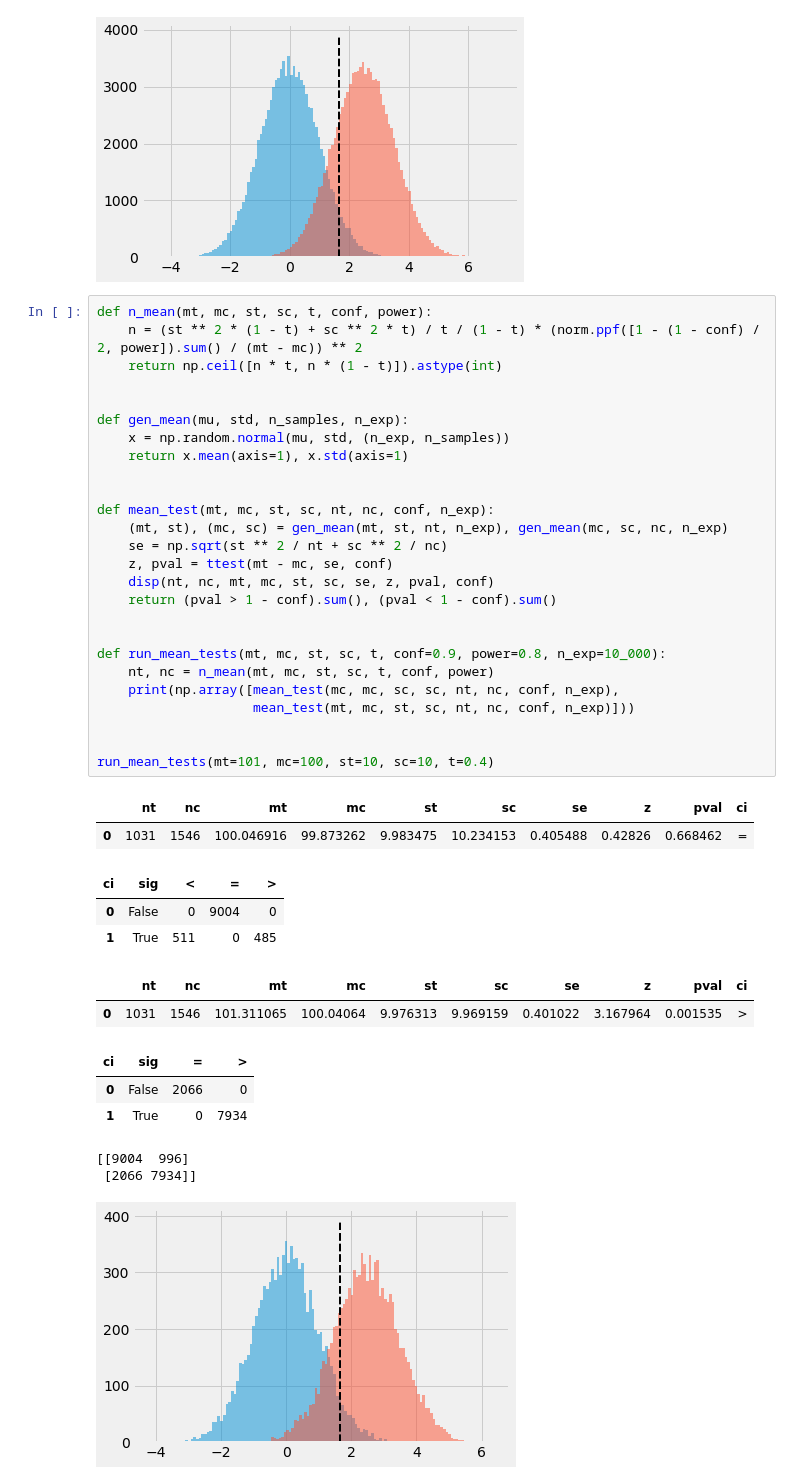
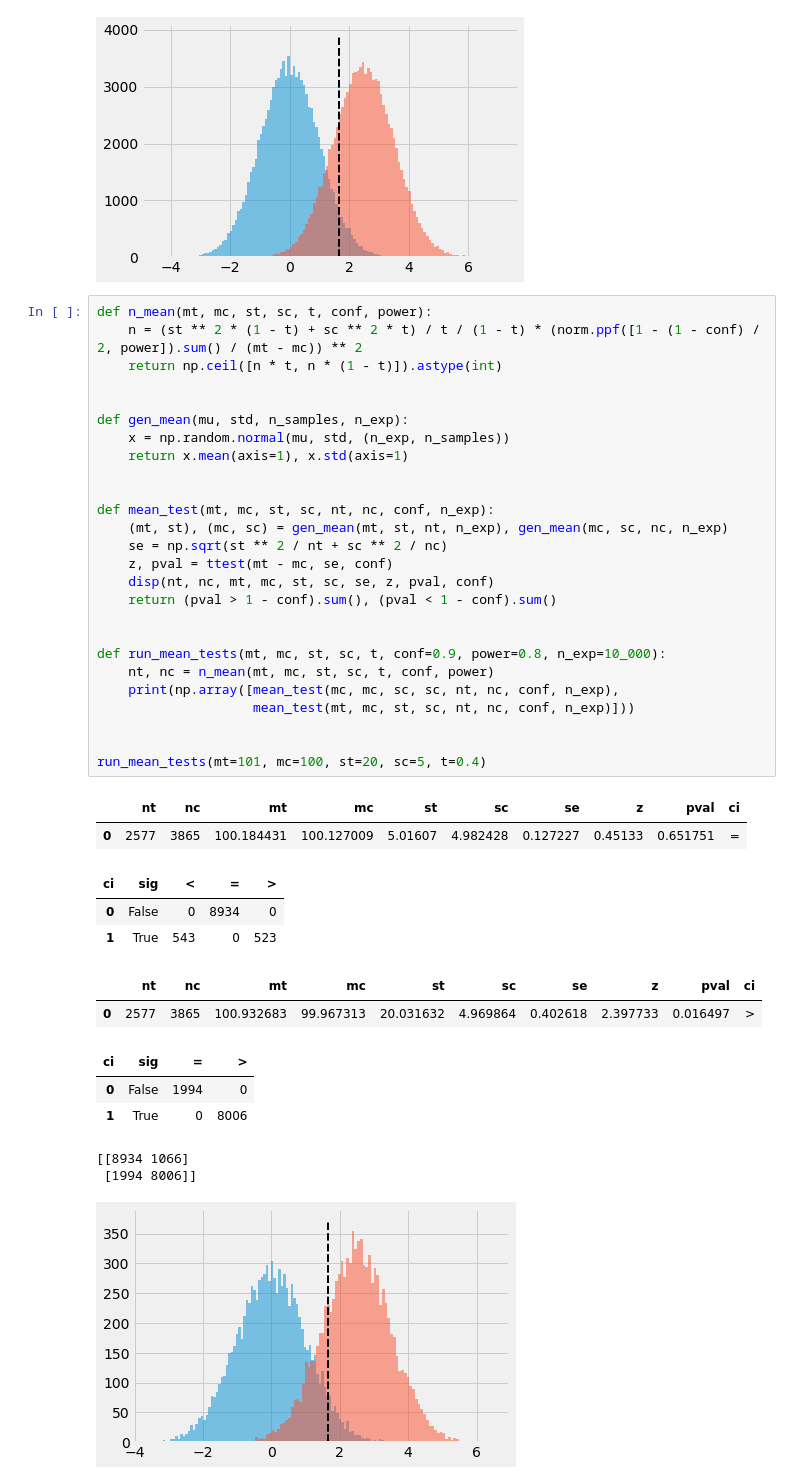
Before and after one commit to noallynoclan/colab, a Jupyter notebook: distributions.ipynb, the cells around one changed output. Saved outputs shown, nothing was run; the diff lists cells and outputs as text.

```diff
--- a/distributions.ipynb
+++ b/distributions.ipynb
@@ -108,40 +108,40 @@ run_prop_tests(pt=0.11, pc=0.1, t=0.2)
 # %%
 def n_mean(mt, mc, st, sc, t, conf, power):
     n = (st ** 2 * (1 - t) + sc ** 2 * t) / t / (1 - t) * (norm.ppf([1 - (1 - conf) / 2, power]).sum() / (mt - mc)) ** 2
     return np.ceil([n * t, n * (1 - t)]).astype(int)
 
 
 def gen_mean(mu, std, n_samples, n_exp):
     x = np.random.normal(mu, std, (n_exp, n_samples))
     return x.mean(axis=1), x.std(axis=1)
 
 
 def mean_test(mt, mc, st, sc, nt, nc, conf, n_exp):
     (mt, st), (mc, sc) = gen_mean(mt, st, nt, n_exp), gen_mean(mc, sc, nc, n_exp)
     se = np.sqrt(st ** 2 / nt + sc ** 2 / nc)
     z, pval = ttest(mt - mc, se, conf)
     disp(nt, nc, mt, mc, st, sc, se, z, pval, conf)
     return (pval > 1 - conf).sum(), (pval < 1 - conf).sum()
 
 
 def run_mean_tests(mt, mc, st, sc, t, conf=0.9, power=0.8, n_exp=10_000):
     nt, nc = n_mean(mt, mc, st, sc, t, conf, power)
     print(np.array([mean_test(mc, mc, sc, sc, nt, nc, conf, n_exp),
                     mean_test(mt, mc, st, sc, nt, nc, conf, n_exp)]))
 
 
-run_mean_tests(mt=101, mc=100, st=10, sc=10, t=0.4)
+run_mean_tests(mt=101, mc=100, st=20, sc=5, t=0.4)
 # %% [output]
 |  | nt | nc | mt | mc | st | sc | se | z | pval | ci |
-| 0 | 1031 | 1546 | 100.046916 | 99.873262 | 9.983475 | 10.234153 | 0.405488 | 0.42826 | 0.668462 | = |
+| 0 | 2577 | 3865 | 100.184431 | 100.127009 | 5.01607 | 4.982428 | 0.127227 | 0.45133 | 0.651751 | = |
 | ci | sig | < | = | > |
-| 0 | False | 0 | 9004 | 0 |
-| 1 | True | 511 | 0 | 485 |
+| 0 | False | 0 | 8934 | 0 |
+| 1 | True | 543 | 0 | 523 |
 |  | nt | nc | mt | mc | st | sc | se | z | pval | ci |
-| 0 | 1031 | 1546 | 101.311065 | 100.04064 | 9.976313 | 9.969159 | 0.401022 | 3.167964 | 0.001535 | > |
+| 0 | 2577 | 3865 | 100.932683 | 99.967313 | 20.031632 | 4.969864 | 0.402618 | 2.397733 | 0.016497 | > |
 | ci | sig | = | > |
-| 0 | False | 2066 | 0 |
-| 1 | True | 0 | 7934 |
+| 0 | False | 1994 | 0 |
+| 1 | True | 0 | 8006 |
-[[9004  996]
- [2066 7934]]
+[[8934 1066]
+ [1994 8006]]
-[figure, old version]
+[figure, new version]
```
Also changed, not shown: parts of 2 cells of this notebook.
